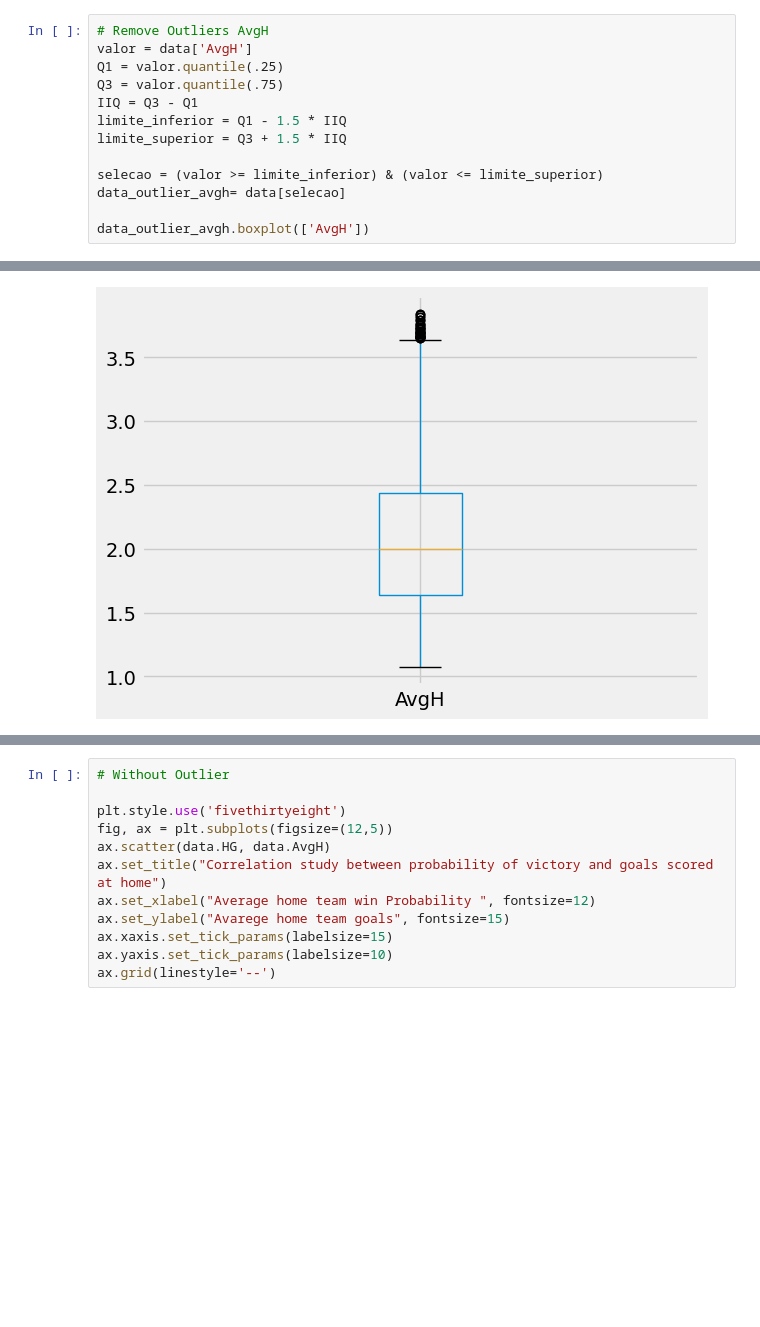
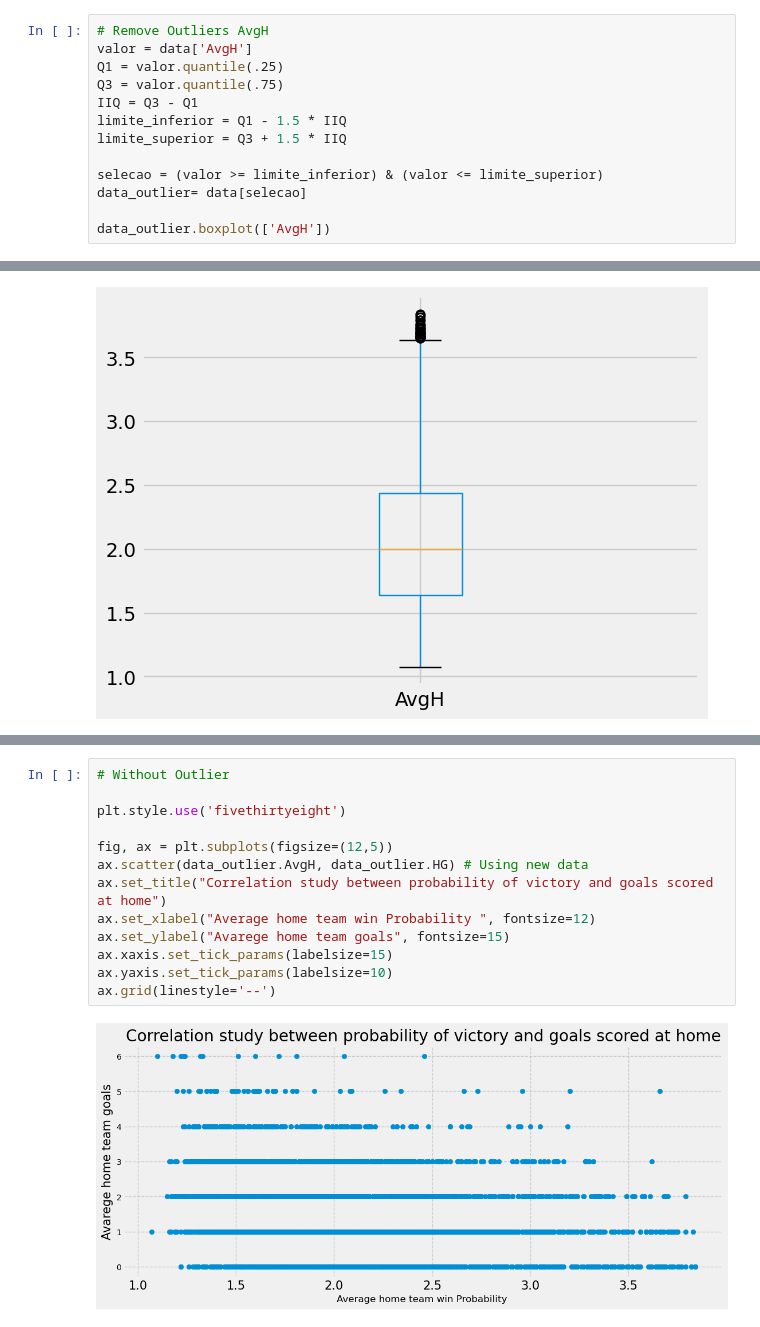
Before and after one commit to pablitohaddad/brazilian-football-data, a Jupyter notebook: Data Analysis whit Brazilian Football datas.ipynb, the cells around one changed output, grey strips where cells are left out. Drawn from its saved outputs; the diff is of its cells as text; blank space fills up the shorter version.

Commit message:
Correlation study between probability of victory and goals scored at home

```diff
--- a/Data Analysis whit Brazilian Football datas.ipynb
+++ b/Data Analysis whit Brazilian Football datas.ipynb
@@ -145,9 +145,9 @@ limite_inferior = Q1 - 1.5 * IIQ
 limite_superior = Q3 + 1.5 * IIQ
 
 selecao = (valor >= limite_inferior) & (valor <= limite_superior)
-data_outlier_avgh= data[selecao]
+data_outlier= data[selecao]
 
-data_outlier_avgh.boxplot(['AvgH'])
+data_outlier.boxplot(['AvgH'])
 # %% [output]
 <Axes: >
 [figure]
@@ -168,12 +168,15 @@ ax.grid(linestyle='--')
-# %%
-# Without Outlier
-
-plt.style.use('fivethirtyeight')
-fig, ax = plt.subplots(figsize=(12,5))
-ax.scatter(data.HG, data.AvgH)
-ax.set_title("Correlation study between probability of victory and goals scored at home")
-ax.set_xlabel("Average home team win Probability ", fontsize=12)
-ax.set_ylabel("Avarege home team goals", fontsize=15)
-ax.xaxis.set_tick_params(labelsize=15)
-ax.yaxis.set_tick_params(labelsize=10)
-ax.grid(linestyle='--')
+# %%
+# Without Outlier
+
+plt.style.use('fivethirtyeight')
+
+fig, ax = plt.subplots(figsize=(12,5))
+ax.scatter(data_outlier.AvgH, data_outlier.HG) # Using new data
+ax.set_title("Correlation study between probability of victory and goals scored at home")
+ax.set_xlabel("Average home team win Probability ", fontsize=12)
+ax.set_ylabel("Avarege home team goals", fontsize=15)
+ax.xaxis.set_tick_params(labelsize=15)
+ax.yaxis.set_tick_params(labelsize=10)
+ax.grid(linestyle='--')
+# %% [output]
+[figure, added]
```
Also changed, not shown: parts of 1 cell of this notebook.
